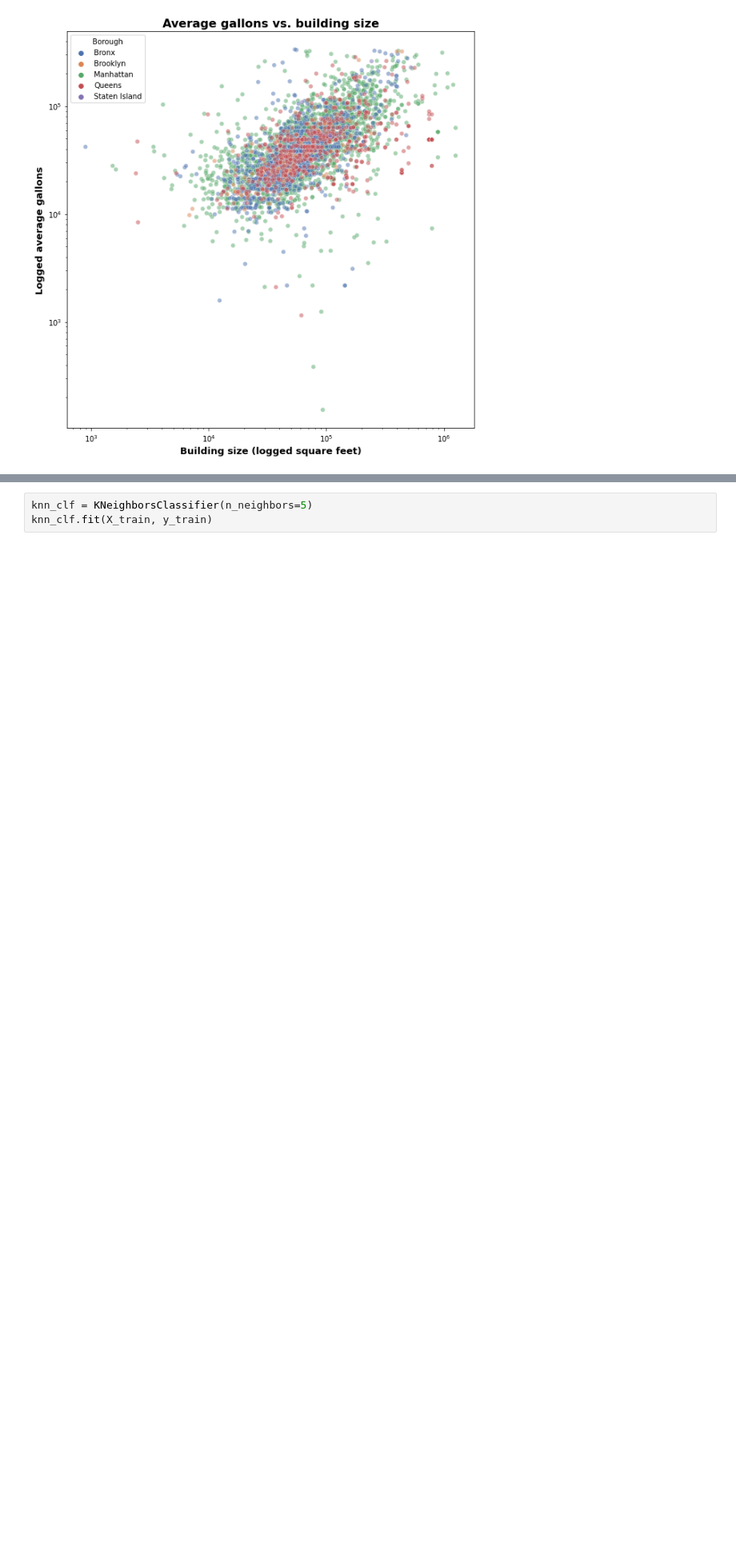
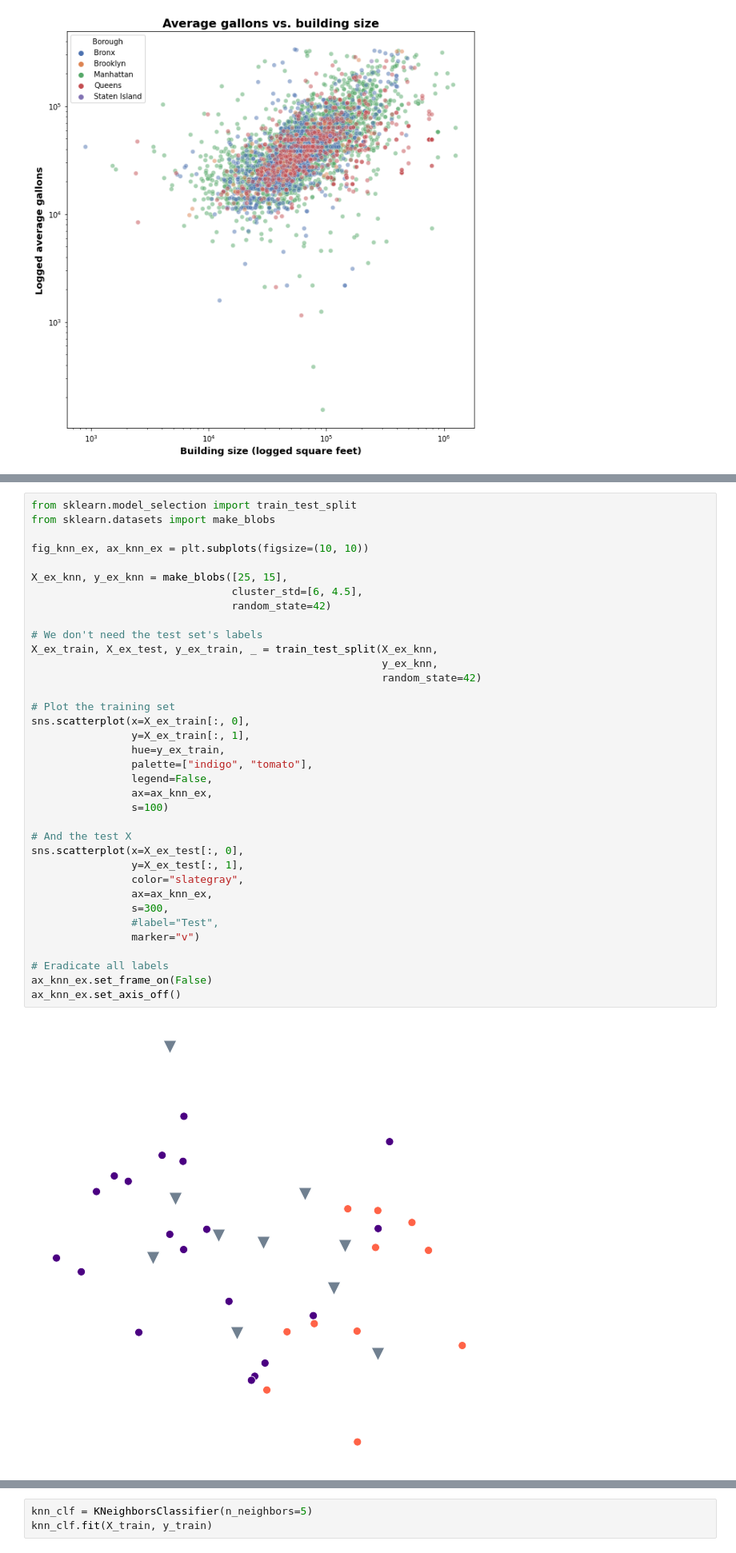
Before and after one commit to habibaaziz/OPEN_DATA_NYC_2021, a Jupyter notebook: MachineLearning.ipynb, the cells around one changed output, grey strips where cells are left out. Shown: that part at 80% size. Cells and saved outputs as stored; diff of their text form; blank space fills up the shorter version.

```diff
--- a/MachineLearning.ipynb
+++ b/MachineLearning.ipynb
@@ -359 +385,39 @@ Text(0.5, 1.0, 'Average gallons vs. building size')
+# %%
+from sklearn.model_selection import train_test_split
+from sklearn.datasets import make_blobs
+
+fig_knn_ex, ax_knn_ex = plt.subplots(figsize=(10, 10))
+
+X_ex_knn, y_ex_knn = make_blobs([25, 15],
+                                cluster_std=[6, 4.5],
+                                random_state=42)
+
+# We don't need the test set's labels
+X_ex_train, X_ex_test, y_ex_train, _ = train_test_split(X_ex_knn,
+                                                        y_ex_knn,
+                                                        random_state=42)
+
+# Plot the training set
+sns.scatterplot(x=X_ex_train[:, 0],
+                y=X_ex_train[:, 1],
+                hue=y_ex_train,
+                palette=["indigo", "tomato"],
+                legend=False,
+                ax=ax_knn_ex,
+                s=100)
+
+# And the test X
+sns.scatterplot(x=X_ex_test[:, 0],
+                y=X_ex_test[:, 1],
+                color="slategray",
+                ax=ax_knn_ex,
+                s=300,
+                #label="Test",
+                marker="v")
+
+# Eradicate all labels
+ax_knn_ex.set_frame_on(False)
+ax_knn_ex.set_axis_off()
+# %% [output]
+[figure, added]
 # %% [markdown]
```
Also changed, not shown: parts of 12 cells of this notebook.
